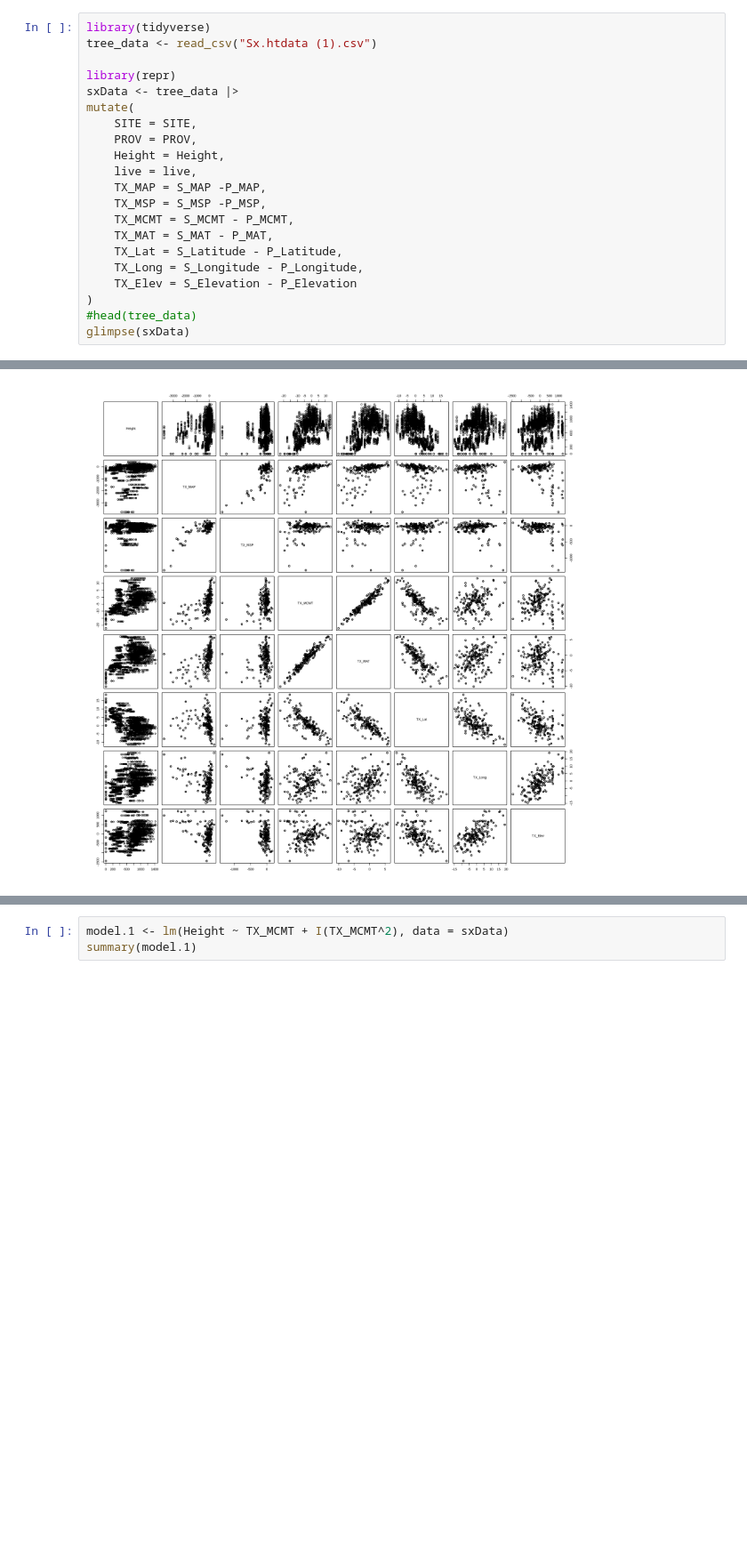
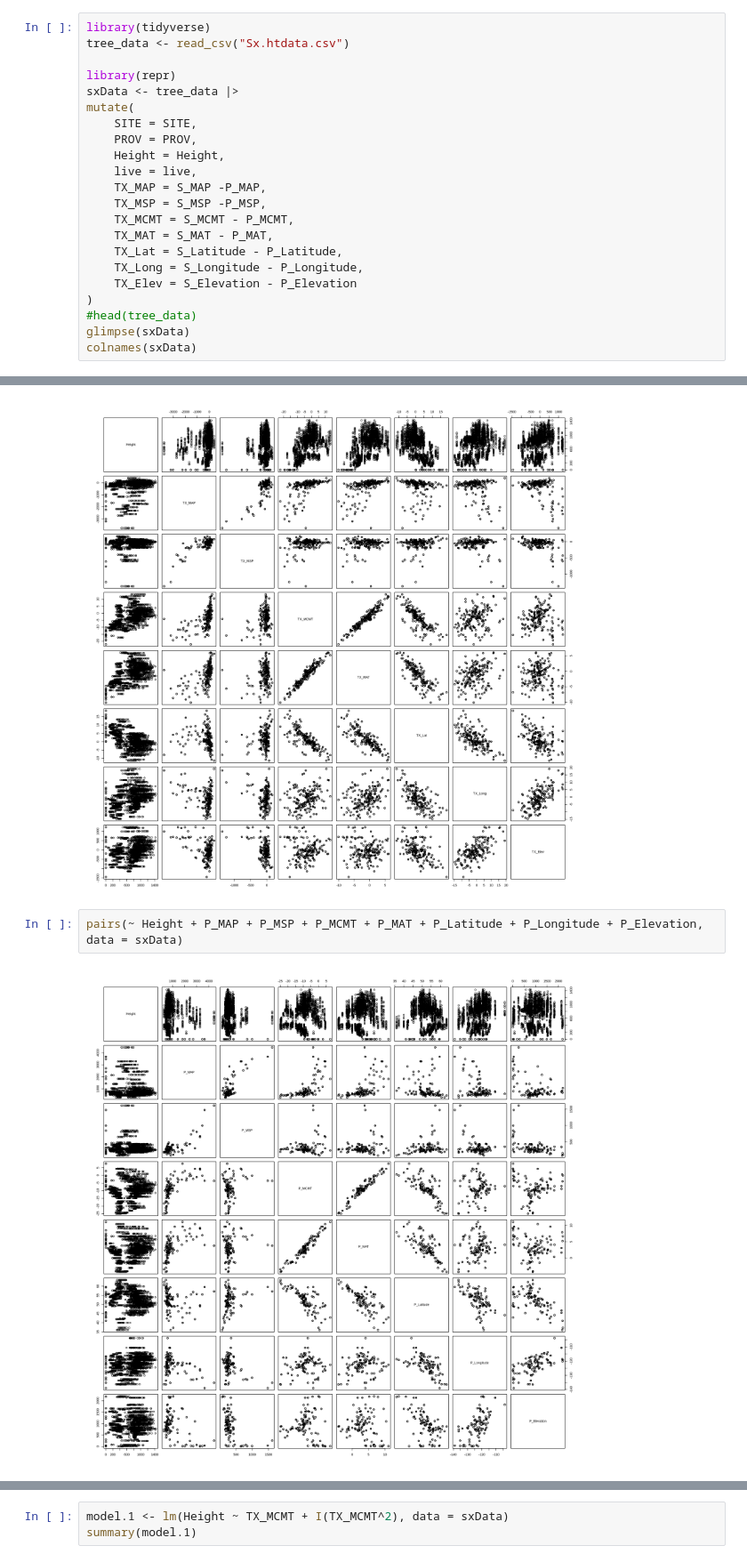
Before and after one commit to sophieeeeeehu/URO_Forestry, a Jupyter notebook: URO estimation.ipynb, the cells around one changed output, grey strips where cells are left out. Shown at 89% size. Saved outputs shown, nothing was run; the diff lists cells and outputs as text; blank space fills up the shorter version.

```diff
--- a/URO estimation.ipynb
+++ b/URO estimation.ipynb
@@ -1,6 +1,6 @@
 # %%
 library(tidyverse)
-tree_data <- read_csv("Sx.htdata (1).csv")
+tree_data <- read_csv("Sx.htdata.csv")
 
 library(repr)
 sxData <- tree_data |>
@@ -19,6 +19,7 @@ mutate(
 )
 #head(tree_data)
 glimpse(sxData)
+colnames(sxData)
 # %% [output]
 Rows: 3240 Columns: 20
 ── Column specification ────────────────────────────────────────────────────────
@@ -55,3 +62,7 @@ options(repr.plot.width = 16, repr.plot.height = 16)
 pairs(~ Height + TX_MAP + TX_MSP + TX_MCMT + TX_MAT + TX_Lat + TX_Long + TX_Elev, data = sxData)
 # %% [output]
 [figure]
+# %%
+pairs(~ Height + P_MAP + P_MSP + P_MCMT + P_MAT + P_Latitude + P_Longitude + P_Elevation, data = sxData)
+# %% [output]
+[figure, added]
```
Also changed, not shown: parts of 14 cells of this notebook.
